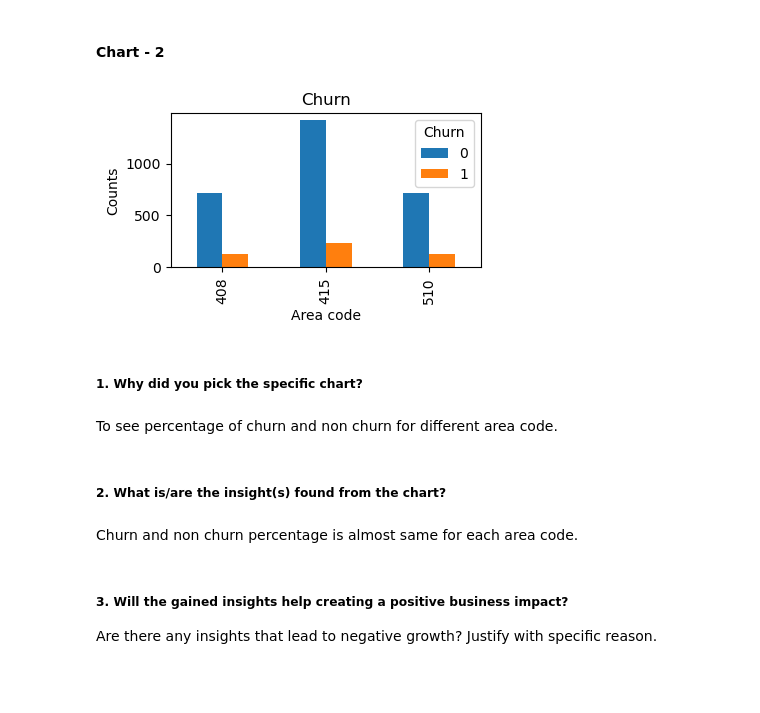
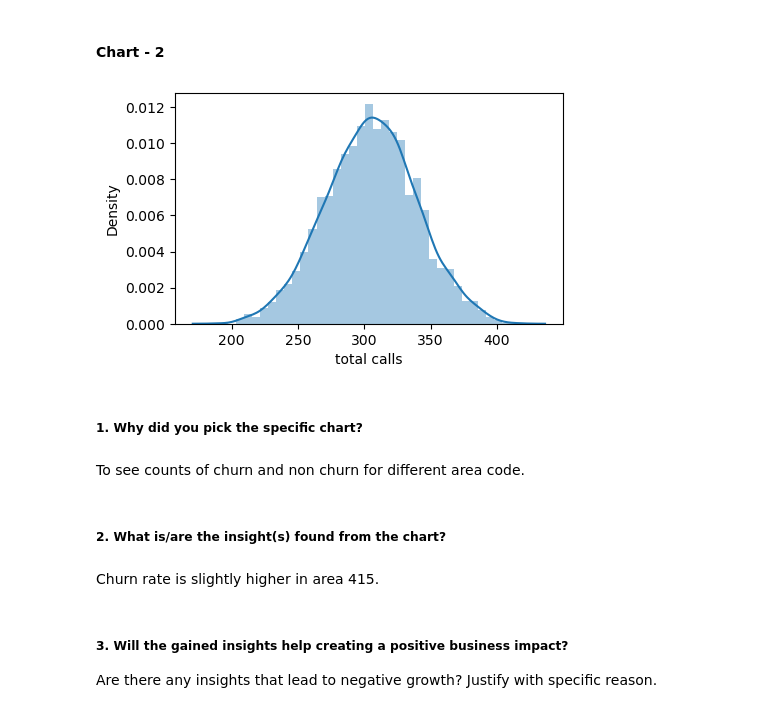
Before and after one commit to mdismailquraishicse/TelecomChurnAnalysis, a Jupyter notebook: TelecomChurnAnalysis.ipynb, the cells around one changed output. Cells and saved outputs as stored; diff of their text form; code cells hidden in the pictures; blank space fills up the shorter version.

```diff
--- a/TelecomChurnAnalysis.ipynb
+++ b/TelecomChurnAnalysis.ipynb
@@ -299,21 +299,20 @@ Are there any insights that lead to negative growth? Justify with specific reaso
 No
 # %% [markdown]
 #### Chart - 2
-# %%
-# Chart - 2 visualization code
-telecom_df.groupby(['Area code','Churn'])['Churn'].count().unstack().\
-plot(kind='bar', title='Churn', ylabel='Counts', figsize=(4,2))
-plt.show()
-# %% [output]
-[figure, removed]
+# %%
+# Chart - 2 visualization code
+sns.distplot(telecom_df['total calls'])
+plt.show()
+# %% [output]
+[figure, added]
 # %% [markdown]
 ##### 1. Why did you pick the specific chart?
 # %% [markdown]
-To see percentage of churn and non churn for different area code.
+To see counts of churn and non churn for different area code.
 # %% [markdown]
 ##### 2. What is/are the insight(s) found from the chart?
-# %% [markdown]
-Churn and non churn percentage is almost same for each area code.
+# %% [markdown]
+Churn rate is slightly higher in area 415.
 # %% [markdown]
 ##### 3. Will the gained insights help creating a positive business impact?
 Are there any insights that lead to negative growth? Justify with specific reason.
```
Also changed, not shown: parts of 31 cells of this notebook.
